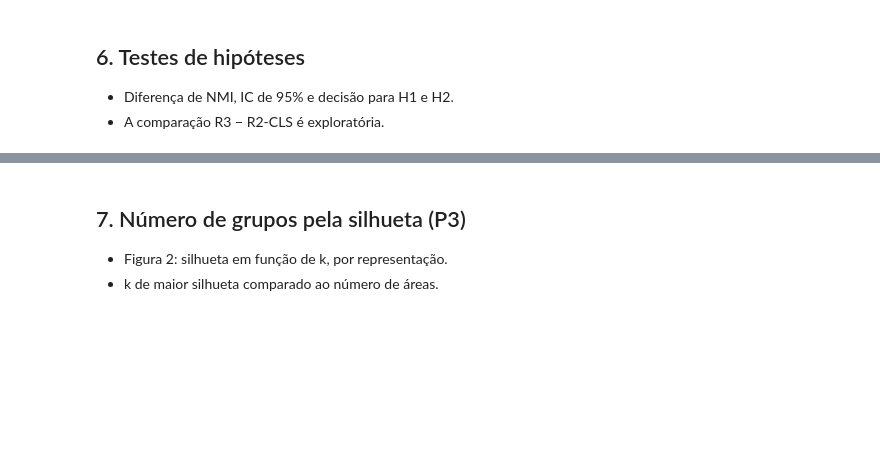
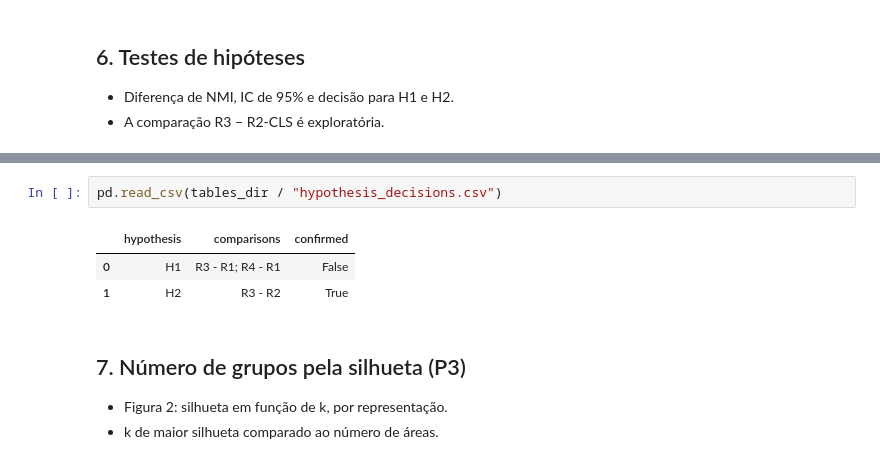
Before and after one commit to Igorbraziel/juristcu-clustering-tsdae, a Jupyter notebook: notebooks/00_overview.ipynb, the cells around one changed output, grey strips where cells are left out. Drawn from its saved outputs; the diff is of its cells as text; blank space fills up the shorter version.

```diff
--- a/notebooks/00_overview.ipynb
+++ b/notebooks/00_overview.ipynb
@@ -114,3 +166,9 @@ pd.read_csv(tables_dir / "hypothesis_tests.csv")
+# %%
+pd.read_csv(tables_dir / "hypothesis_decisions.csv")
+# %% [output]
+|  | hypothesis | comparisons | confirmed |
+| 0 | H1 | R3 - R1; R4 - R1 | False |
+| 1 | H2 | R3 - R2 | True |
 # %% [markdown]
 ## 7. Número de grupos pela silhueta (P3)
 
```
Also changed, not shown: parts of 16 cells of this notebook, 1 other file.
